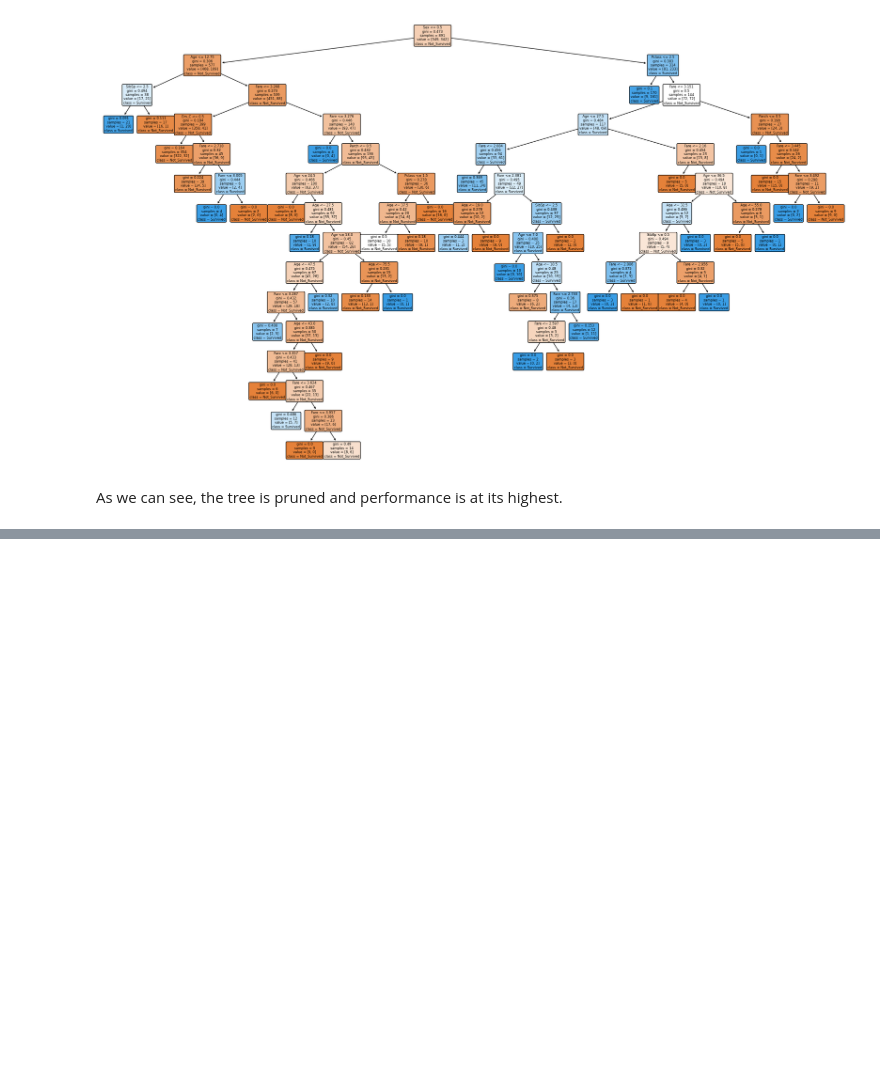
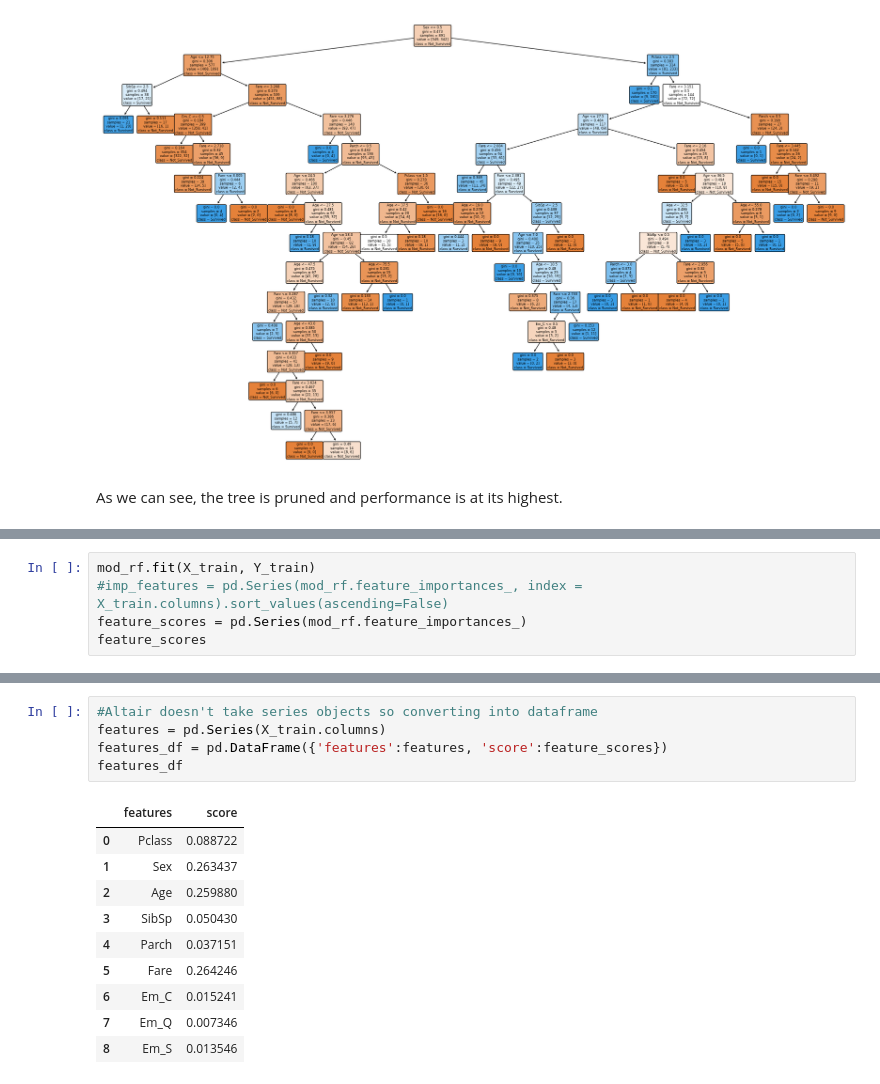
Before and after one commit to nvmcr/My_Portfolio, a Jupyter notebook: Notebook.ipynb, the cells around one changed output, grey strips where cells are left out. Saved outputs shown, nothing was run; the diff lists cells and outputs as text; blank space fills up the shorter version.

```diff
--- a/Notebook.ipynb
+++ b/Notebook.ipynb
@@ -1033,0 +1127,5 @@ As we can see, the tree is pruned and performance is at its highest.
+# %%
+mod_rf.fit(X_train, Y_train)
+#imp_features = pd.Series(mod_rf.feature_importances_, index = X_train.columns).sort_values(ascending=False)
+feature_scores = pd.Series(mod_rf.feature_importances_)
+feature_scores
@@ -1033,0 +1143,16 @@ As we can see, the tree is pruned and performance is at its highest.
+# %%
+#Altair doesn't take series objects so converting into dataframe
+features = pd.Series(X_train.columns)
+features_df = pd.DataFrame({'features':features, 'score':feature_scores})
+features_df
+# %% [output]
+|  | features | score |
+| 0 | Pclass | 0.088722 |
+| 1 | Sex | 0.263437 |
+| 2 | Age | 0.259880 |
+| 3 | SibSp | 0.050430 |
+| 4 | Parch | 0.037151 |
+| 5 | Fare | 0.264246 |
+| 6 | Em_C | 0.015241 |
+| 7 | Em_Q | 0.007346 |
+| 8 | Em_S | 0.013546 |
```
Also changed, not shown: parts of 33 cells of this notebook, 1 other file.
